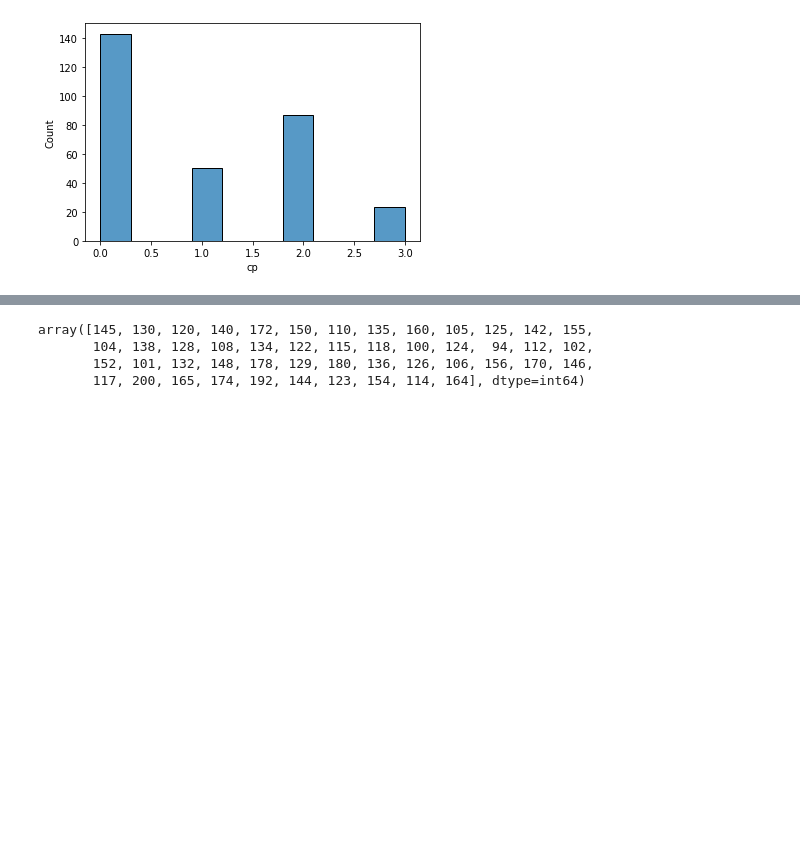
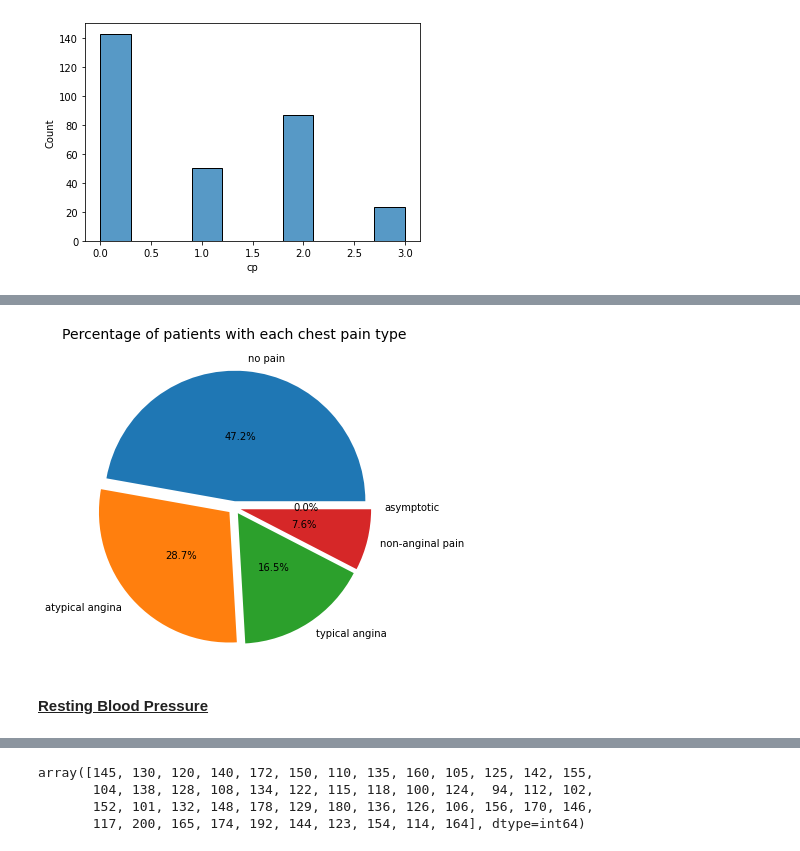
Before and after one commit to abielhammonds/predict_heart_disease_machine_learning_project, a Jupyter notebook: heart_disease_uci.ipynb, the cells around one changed output, grey strips where cells are left out. Cells and saved outputs as stored; diff of their text form; code cells hidden in the pictures; blank space fills up the shorter version.

```diff
--- a/heart_disease_uci.ipynb
+++ b/heart_disease_uci.ipynb
@@ -173,0 +253,15 @@ sns.histplot(data=heart_data, x="cp")
+# %%
+# Bin the Chest Pain Type column
+cp_bins = [-1, 0, 1, 2, 3, 4]
+cp_labels = ["no pain", "typical angina", "atypical angina", "non-anginal pain", "asymptotic"]
+
+# cut() returns a Pandas Series containing each of the binned column's values translated into their corresponding bins
+#this series is appended onto the dataframe
+heart_data["chest_pain_type"] = pd.cut(heart_data["cp"], cp_bins, labels=cp_labels)
+
+#count the number of patients in each group
+print(heart_data.value_counts('chest_pain_type'))
+
+#calculate the percentage of patients in each group
+cp_percents = (heart_data.value_counts('chest_pain_type') / heart_data['cp'].count()) * 100
+cp_percents
@@ -173,0 +283,11 @@ sns.histplot(data=heart_data, x="cp")
+# %%
+#plot the chest pain type percentages
+pie, ax = plt.subplots(figsize=[10,6])
+labels = cp_percents.keys()
+plt.pie(x=cp_percents, autopct="%.1f%%", explode=[0.05]*5, labels=labels, pctdistance=0.5)
+plt.title("Percentage of patients with each chest pain type", fontsize=14);
+pie.savefig("ChestPainType.png")
+# %% [output]
+[figure, added]
+# %% [markdown]
+<u>**Resting Blood Pressure**</u>
```
Also changed, not shown: parts of 59 cells of this notebook.
